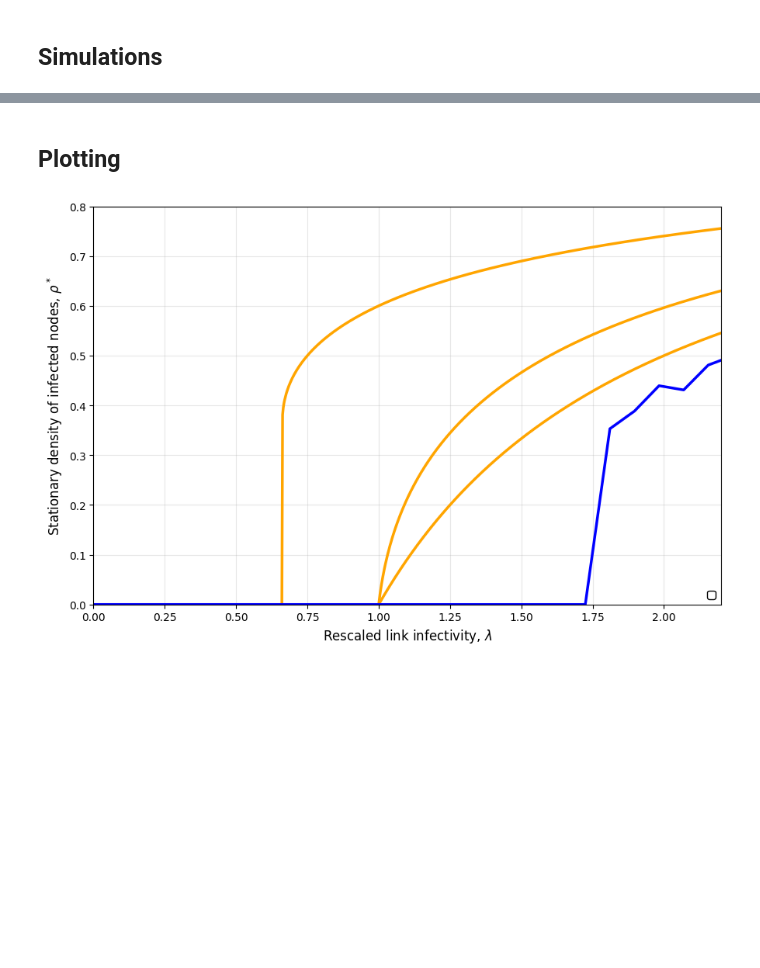
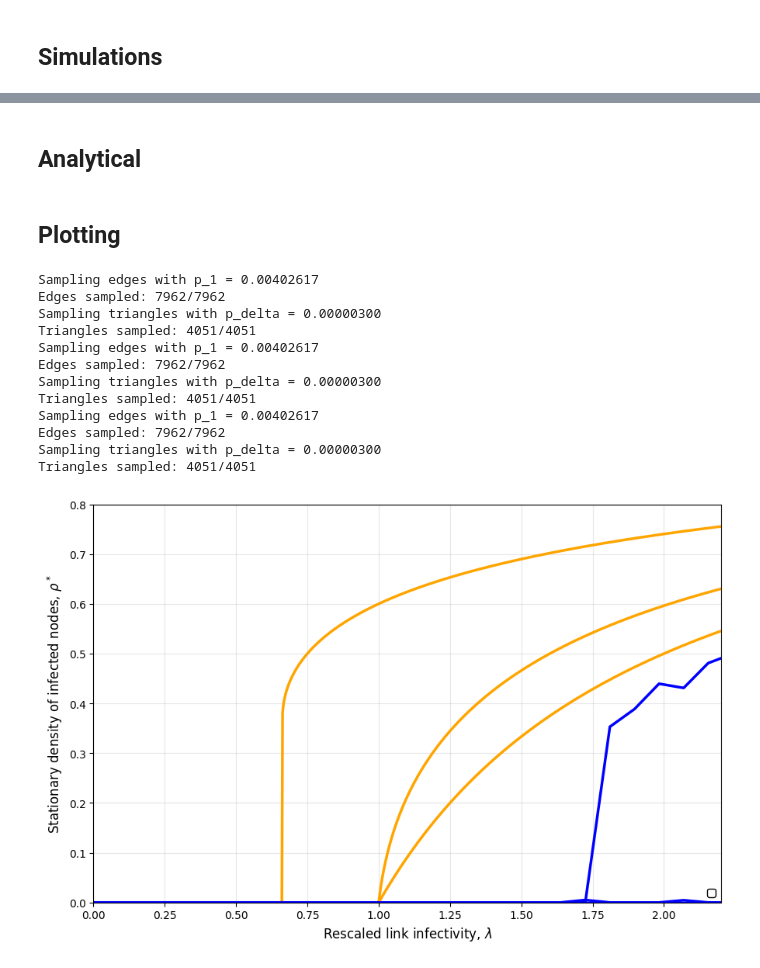
Before and after one commit to ThomasBlalock/Optimal-Seeding-in-Simplicial-Contagion-Models, a Jupyter notebook: experiments.ipynb, the cells around one changed output, grey strips where cells are left out. Cells and saved outputs as stored; diff of their text form; code cells hidden in the pictures; blank space fills up the shorter version.

```diff
--- a/experiments.ipynb
+++ b/experiments.ipynb
@@ -53,0 +49,2 @@ Triangles sampled: 4051/4051
+# %% [markdown]
+## Analytical
@@ -56,45 +69,49 @@ Triangles sampled: 4051/4051
 # %%
 import matplotlib.pyplot as plt
 
-# Analytical Curves
-def mf_rho(lam, lam_d):
-    """
-    Calculates the mean-field analytical steady states of the SCM
-    p = (lam_d - lam +- sqrt((lam - lam_d)^2 -4lam_d(1-lam))) / (2lam_d)
-    """
-    if lam_d == 0:
-        return 1 - 1 / lam
+lambdas_mf = np.linspace(0.01, 2.5, 1000)
+mf_rho_0 = mf_rho(lambdas_mf, 0.0)
+mf_rho_08 = mf_rho(lambdas_mf, 0.8)
+mf_rho_25 = mf_rho(lambdas_mf, 2.5)
 
-    discriminant = (lam - lam_d)**2 - 4 * lam_d * (1 - lam)
-    sqrt_term = np.sqrt(discriminant.astype(complex))
-    rho = (lam_d - lam + sqrt_term) / (2 * lam_d)
-    rho = np.where(np.imag(rho) != 0, 0, rho)
-
-    return rho.real
-
-lambdas = np.linspace(0.01, 2.5, 1000)
-rho_0 = mf_rho(lambdas, 0.0)
-rho_08 = mf_rho(lambdas, 0.8)
-rho_25 = mf_rho(lambdas, 2.5)
+# Simulation Curves
+lambdas_sim = np.linspace(0.0, 2.5, 30)
+sim_rho_0 = sim_rho(lam_d=0.0, lambda_vals=lambdas_sim)
+sim_rho_08 = sim_rho(lam_d=0.8, lambda_vals=lambdas_sim)
+sim_rho_25 = sim_rho(lam_d=2.5, lambda_vals=lambdas_sim)
 
 # Plot
 plt.figure(figsize=(9, 6))
-plt.plot(lambdas, rho_0, color='orange', lw=2.5)
-plt.plot(lambdas, rho_08, color='orange', lw=2.5)
-plt.plot(lambdas, rho_25, color='orange', lw=2.5)
+plt.plot(lambdas_mf, mf_rho_0, color='orange', lw=2.5)
+plt.plot(lambdas_mf, mf_rho_08, color='orange', lw=2.5)
+plt.plot(lambdas_mf, mf_rho_25, color='orange', lw=2.5)
 
-plt.plot(lambda_vals, rho_stars, color='blue', lw=2.5)
+plt.plot(lambdas_sim, sim_rho_0, color='blue', lw=2.5)
+plt.plot(lambdas_sim, sim_rho_08, color='blue', lw=2.5)
+plt.plot(lambdas_sim, sim_rho_25, color='blue', lw=2.5)
 
 plt.xlim(0, 2.2)
 plt.ylim(0, 0.8)
 plt.xlabel(r'Rescaled link infectivity, $\lambda$', fontsize=12)
 plt.ylabel(r'Stationary density of infected nodes, $\rho^*$', fontsize=12)
 plt.legend(loc='lower right', framealpha=1, edgecolor='black')
 plt.grid(alpha=0.3)
 plt.tight_layout()
 
 # Save the plot
 plt.savefig('analytical_curves.png', dpi=300)
 plt.show()
 # %% [output]
+Sampling edges with p_1 = 0.00402617
+Edges sampled: 7962/7962
+Sampling triangles with p_delta = 0.00000300
+Triangles sampled: 4051/4051
+Sampling edges with p_1 = 0.00402617
+Edges sampled: 7962/7962
+Sampling triangles with p_delta = 0.00000300
+Triangles sampled: 4051/4051
+Sampling edges with p_1 = 0.00402617
+Edges sampled: 7962/7962
+Sampling triangles with p_delta = 0.00000300
+Triangles sampled: 4051/4051
-[figure, old version]
+[figure, new version]
```
Also changed, not shown: parts of 2 cells of this notebook, 1 other file.
